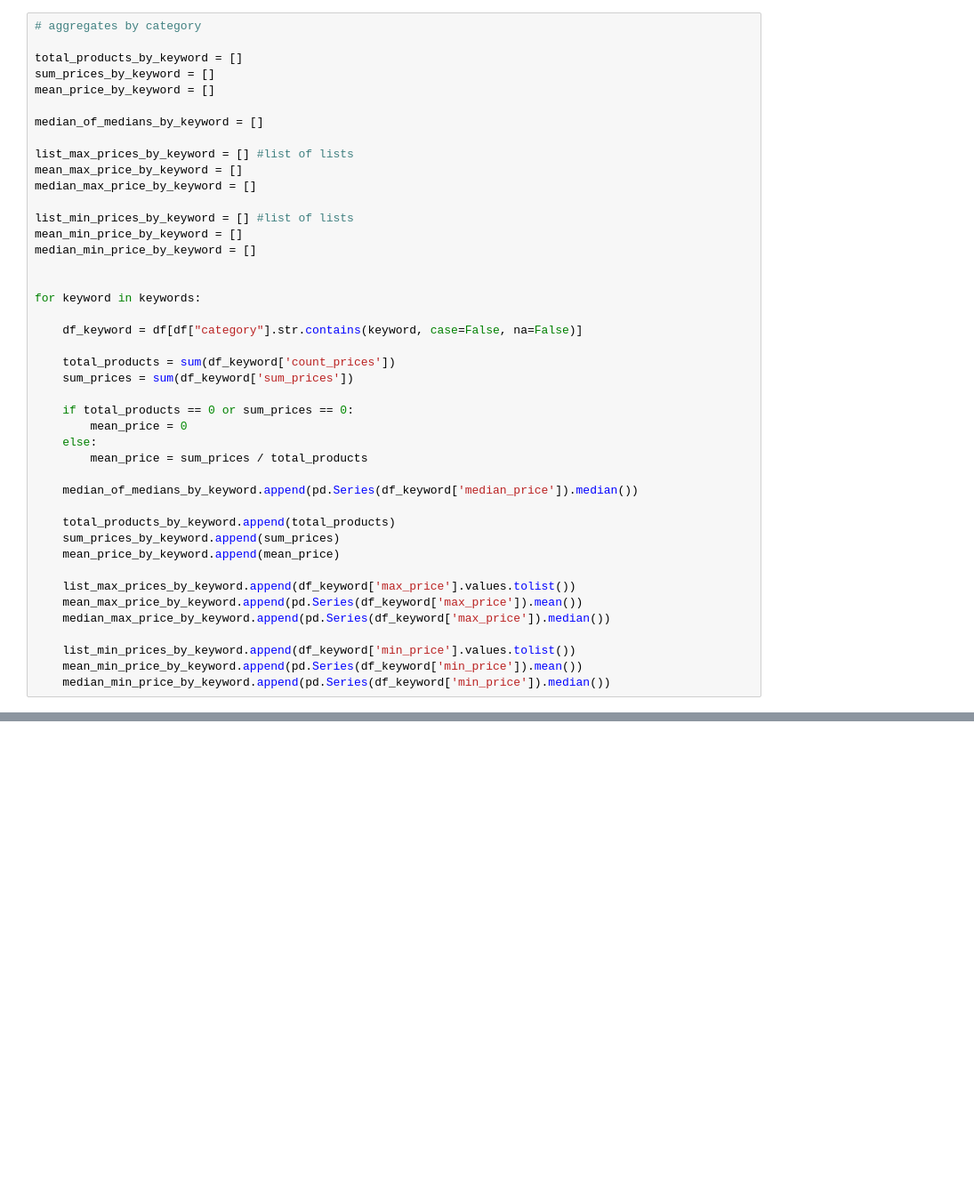
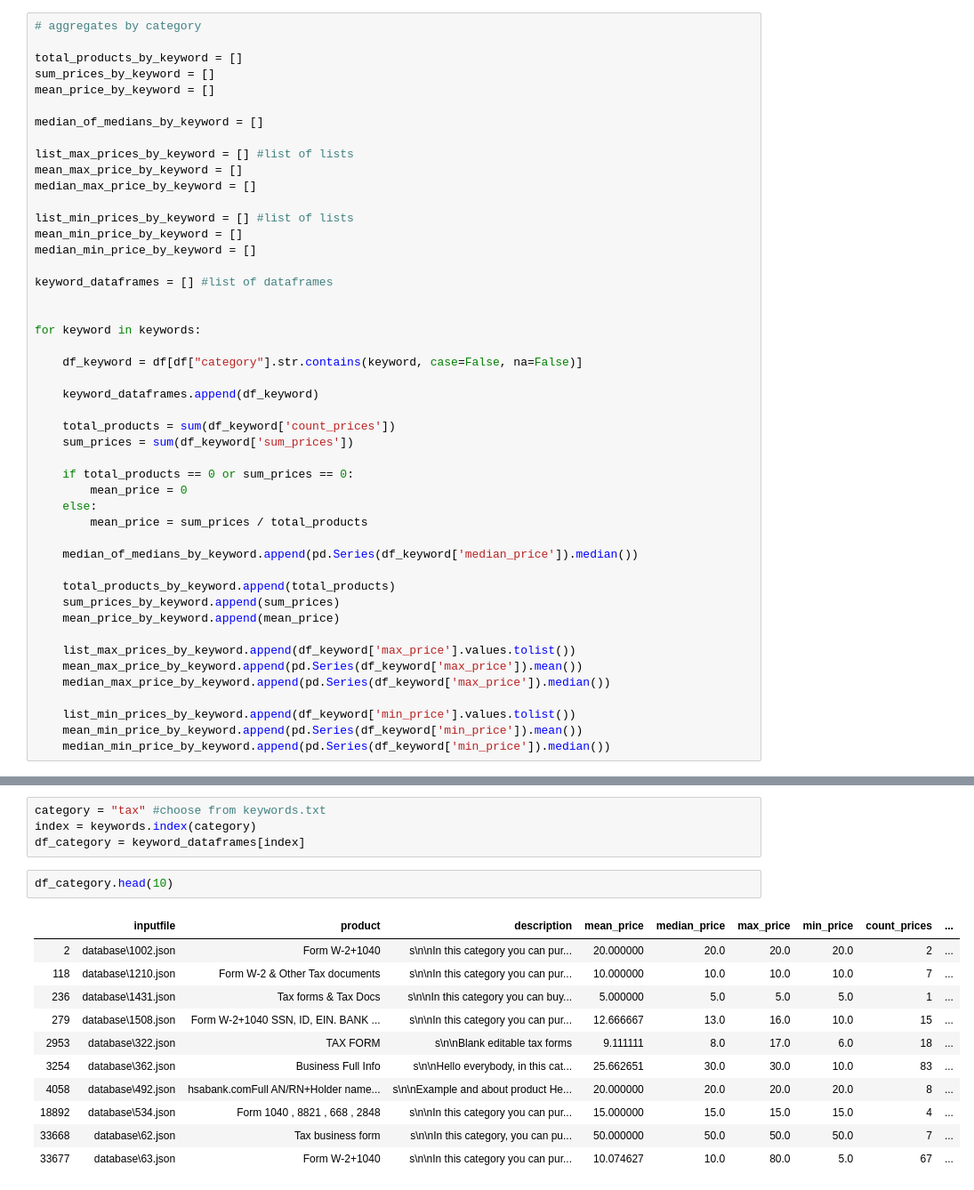
Before and after one commit to Niittyv/SEC.400_EDA_group, a Jupyter notebook: PriceAnalysis.ipynb, the cells around one changed output, grey strips where cells are left out. Shown at 89% size. Cells and saved outputs as stored; diff of their text form; blank space fills up the shorter version.

```diff
--- a/PriceAnalysis.ipynb
+++ b/PriceAnalysis.ipynb
@@ -64,10 +66,14 @@ list_min_prices_by_keyword = [] #list of lists
 mean_min_price_by_keyword = []
 median_min_price_by_keyword = []
 
+keyword_dataframes = [] #list of dataframes
+
 
 for keyword in keywords:
 
     df_keyword = df[df["category"].str.contains(keyword, case=False, na=False)]
+
+    keyword_dataframes.append(df_keyword)
 
     total_products = sum(df_keyword['count_prices'])
     sum_prices = sum(df_keyword['sum_prices'])
@@ -302,0 +330,18 @@ fig.show()
+# %%
+category = "tax" #choose from keywords.txt
+index = keywords.index(category)
+df_category = keyword_dataframes[index]
+# %%
+df_category.head(10)
+# %% [output]
+|  | inputfile | product | description | mean_price | median_price | max_price | min_price | count_prices | ... |
+| 2 | database\1002.json | Form W-2+1040 | s\n\nIn this category you can pur... | 20.000000 | 20.0 | 20.0 | 20.0 | 2 | ... |
+| 118 | database\1210.json | Form W-2 & Other Tax documents | s\n\nIn this category you can pur... | 10.000000 | 10.0 | 10.0 | 10.0 | 7 | ... |
+| 236 | database\1431.json | Tax forms & Tax Docs | s\n\nIn this category you can buy... | 5.000000 | 5.0 | 5.0 | 5.0 | 1 | ... |
+| 279 | database\1508.json | Form W-2+1040 SSN, ID, EIN. BANK ... | s\n\nIn this category you can pur... | 12.666667 | 13.0 | 16.0 | 10.0 | 15 | ... |
+| 2953 | database\322.json | TAX FORM | s\n\nBlank editable tax forms | 9.111111 | 8.0 | 17.0 | 6.0 | 18 | ... |
+| 3254 | database\362.json | Business Full Info | s\n\nHello everybody, in this cat... | 25.662651 | 30.0 | 30.0 | 10.0 | 83 | ... |
+| 4058 | database\492.json | hsabank.comFull AN/RN+Holder name... | s\n\nExample and about product He... | 20.000000 | 20.0 | 20.0 | 20.0 | 8 | ... |
+| 18892 | database\534.json | Form 1040 , 8821 , 668 , 2848 | s\n\nIn this category you can pur... | 15.000000 | 15.0 | 15.0 | 15.0 | 4 | ... |
+| 33668 | database\62.json | Tax business form | s\n\nIn this category, you can pu... | 50.000000 | 50.0 | 50.0 | 50.0 | 7 | ... |
+| 33677 | database\63.json | Form W-2+1040 | s\n\nIn this category you can pur... | 10.074627 | 10.0 | 80.0 | 5.0 | 67 | ... |
```
Also changed, not shown: parts of 13 cells of this notebook.
